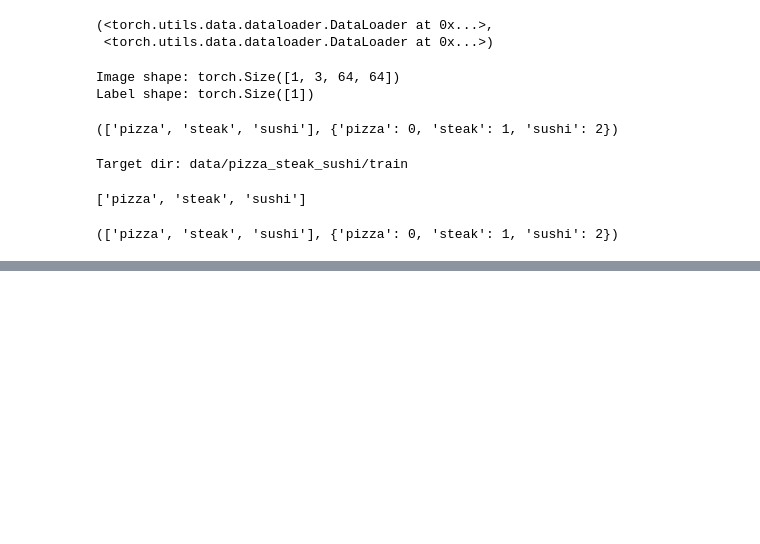
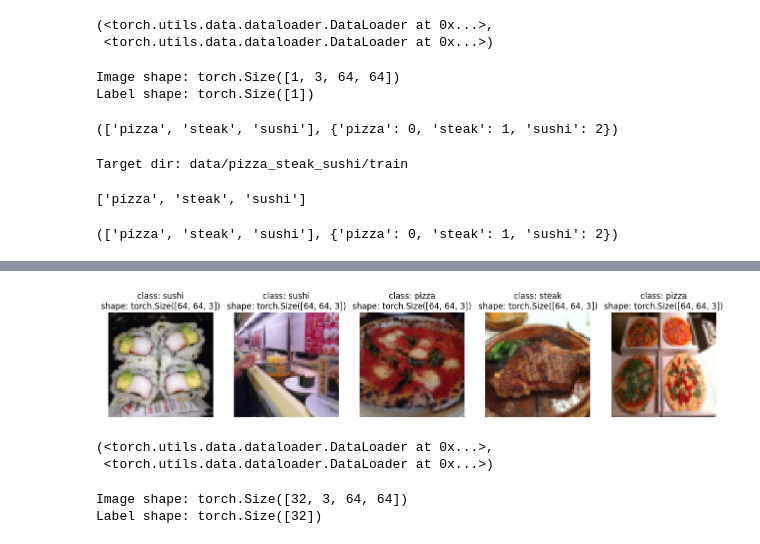
Before and after one commit to Alton01/food_classification_with_pytorch, a Jupyter notebook: 04_food_classification_pytorch.ipynb, the cells around one changed output, grey strips where cells are left out. Cells and saved outputs as stored; diff of their text form; code cells hidden in the pictures; blank space fills up the shorter version.

```diff
--- a/04_food_classification_pytorch.ipynb
+++ b/04_food_classification_pytorch.ipynb
@@ -307,0 +352,22 @@ find_classes(target_directory)
+# %%
+# create a transform
+from torchvision import transforms
+
+train_transforms = transforms.Compose({
+    transforms.Resize(size=(64, 64)),
+    transforms.RandomHorizontalFlip(p=0.5),
+    transforms.ToTensor()
+})
+
+test_transforms = transforms.Compose({
+    transforms.Resize(size=(64, 64)),
+    transforms.ToTensor()
+})
+# %%
+# test out ImageFolderCustom
+
+train_data_custom = ImageFolderCustom(targ_dir=train_dir,
+                                        transform=train_transforms)
+
+test_data_custom = ImageFolderCustom(targ_dir=test_dir,
+                                      transform=test_transforms)
@@ -307,0 +442,39 @@ find_classes(target_directory)
+# %%
+# display random images from the ImageFolderCustom Dataset
+
+display_random_images(train_data_custom,
+                      n=5,
+                      classes=class_names,
+                      seed=None)
+# %% [output]
+[figure, added]
+# %%
+# turn custom loaded images/datasets into  dataloader's
+
+from torch.utils.data import DataLoader
+BATCH_SIZE = 32
+NUM_WORKERS = os.cpu_count()
+train_dataloader_custom = DataLoader(dataset=train_data_custom,
+                                     batch_size=BATCH_SIZE,
+                                     num_workers=NUM_WORKERS,
+                                     shuffle=True)
+
+test_dataloader_custom =  DataLoader(dataset=test_data_custom,
+                                     batch_size=BATCH_SIZE,
+                                     num_workers=NUM_WORKERS,
+                                     shuffle=False)
+
+train_dataloader_custom, test_dataloader_custom
+# %% [output]
+(<torch.utils.data.dataloader.DataLoader at 0x...>,
+ <torch.utils.data.dataloader.DataLoader at 0x...>)
+# %%
+# Get image and label from custom data loader
+
+img_custom, label_custom = next(iter(train_dataloader_custom))
+
+print(f"Image shape: {img_custom.shape}")
+print(f"Label shape: {label_custom.shape}")
+# %% [output]
+Image shape: torch.Size([32, 3, 64, 64])
+Label shape: torch.Size([32])
```
Also changed, not shown: parts of 6 cells of this notebook.
